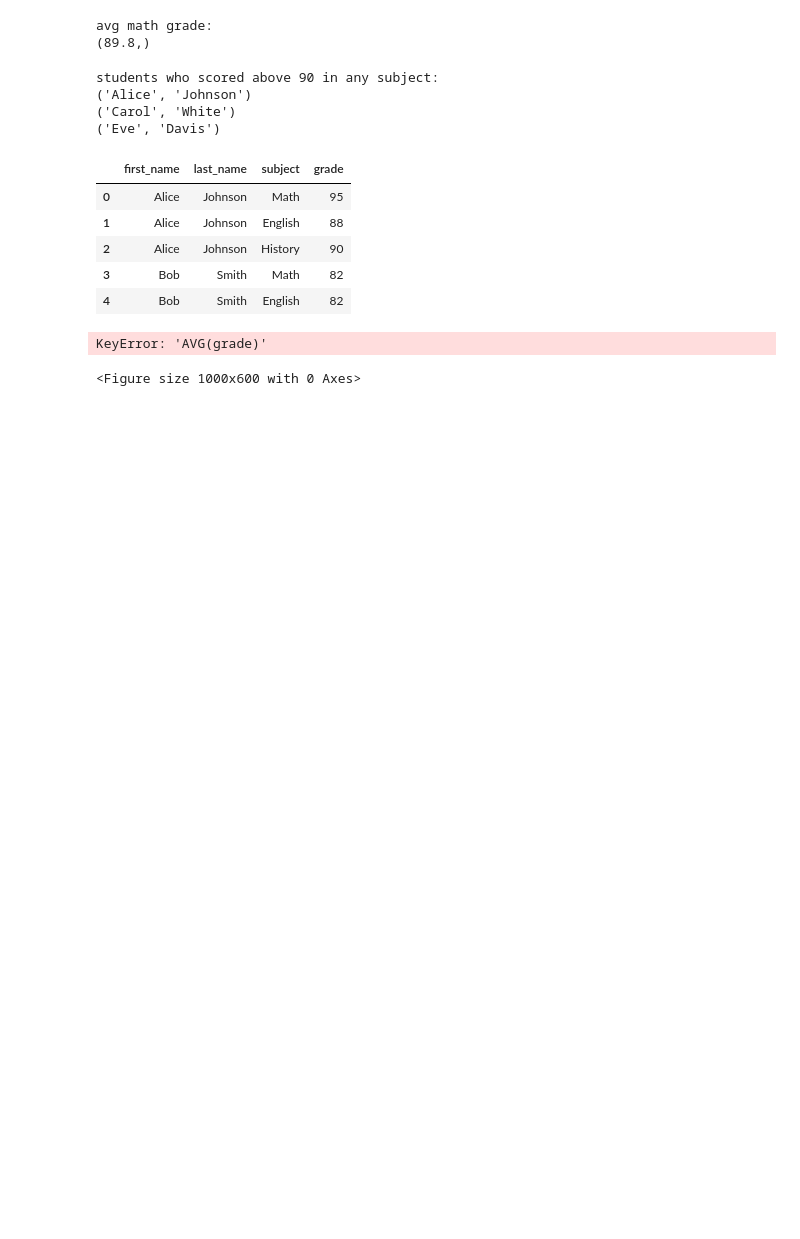
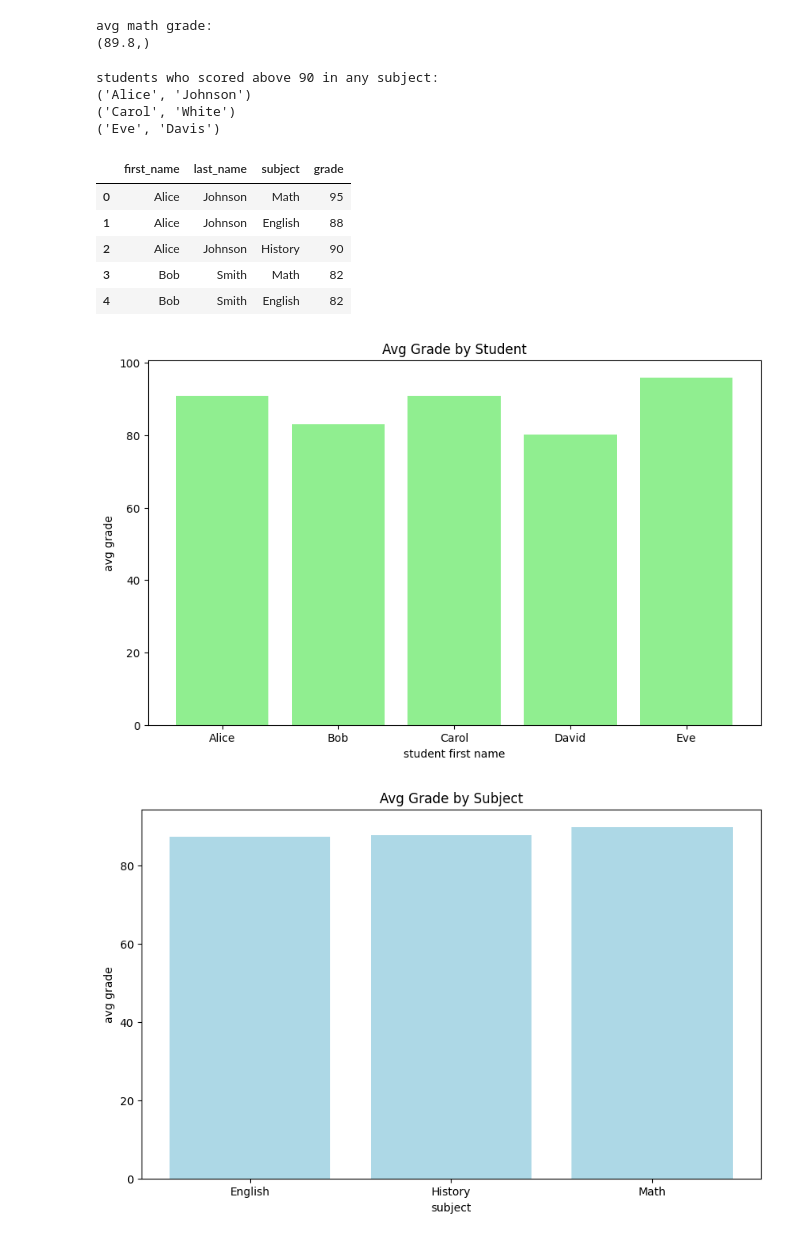
Before and after one commit to vcn2fj/ds2002_hw2, a Jupyter notebook: hw2.ipynb, the cells around one changed output. Cells and saved outputs as stored; diff of their text form; code cells hidden in the pictures; blank space fills up the shorter version.

```diff
--- a/hw2.ipynb
+++ b/hw2.ipynb
@@ -206,22 +207,34 @@ df.head()
 | 4 | Bob | Smith | English | 82 |
 # %%
 import matplotlib.pyplot as plt
+df2 = pd.read_sql_query('''
+SELECT students.first_name, students.last_name, AVG(grades.grade)
+FROM students
+JOIN grades ON students.student_id = grades.student_id
+GROUP BY students.student_id, students.first_name
+''', connection)
 
-# Plot grade data
+# # Plot grade data
 plt.figure(figsize=(10,6))
-plt.bar(df['first_name'], df['AVG(grade)'], color='lightgreen')
+plt.bar(df2['first_name'], df2['AVG(grades.grade)'], color='lightgreen')
 plt.xlabel('student first name')
 plt.ylabel('avg grade')
 plt.title('Avg Grade by Student')
 plt.show()
 
-# Plot subject data
+df3 = pd.read_sql_query('''
+SELECT subject, AVG(grade)
+FROM grades
+GROUP BY subject
+''', connection)
+
+# # Plot subject data
 plt.figure(figsize=(10,6))
-plt.bar(df['subject'], df['AVG(grade)'], color='lightblue')
+plt.bar(df3['subject'], df3['AVG(grade)'], color='lightblue')
 plt.xlabel('subject')
 plt.ylabel('avg grade')
 plt.title('Avg Grade by Subject')
 plt.show()
 # %% [output]
-KeyError: 'AVG(grade)'
-<Figure size 1000x600 with 0 Axes>
+[figure, added]
+[figure, added]
```
Also changed, not shown: parts of 4 cells of this notebook.
